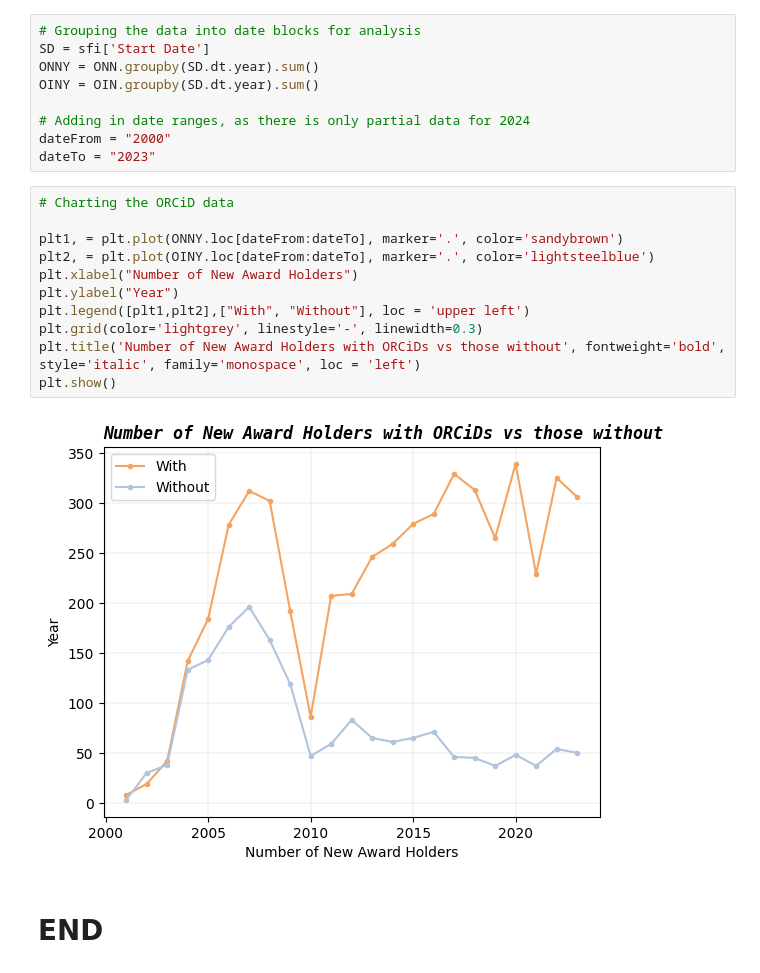
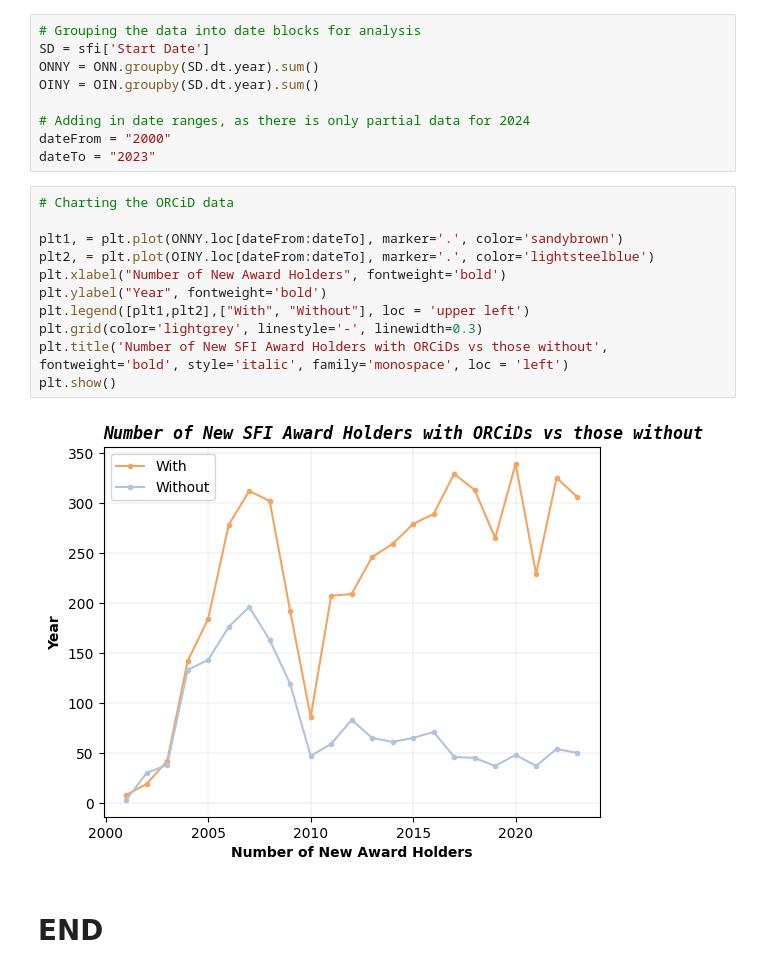
Before and after one commit to NeilTynan/4369_Project, a Jupyter notebook: project.ipynb, the cells around one changed output. Saved outputs shown, nothing was run; the diff lists cells and outputs as text.

```diff
--- a/project.ipynb
+++ b/project.ipynb
@@ -140,15 +201,15 @@ dateTo = "2023"
 # %%
 # Charting the ORCiD data
 
 plt1, = plt.plot(ONNY.loc[dateFrom:dateTo], marker='.', color='sandybrown')
 plt2, = plt.plot(OINY.loc[dateFrom:dateTo], marker='.', color='lightsteelblue')
-plt.xlabel("Number of New Award Holders")
-plt.ylabel("Year")
+plt.xlabel("Number of New Award Holders", fontweight='bold')
+plt.ylabel("Year", fontweight='bold')
 plt.legend([plt1,plt2],["With", "Without"], loc = 'upper left')
 plt.grid(color='lightgrey', linestyle='-', linewidth=0.3)
-plt.title('Number of New Award Holders with ORCiDs vs those without', fontweight='bold', style='italic', family='monospace', loc = 'left')
+plt.title('Number of New SFI Award Holders with ORCiDs vs those without', fontweight='bold', style='italic', family='monospace', loc = 'left')
 plt.show()
 # %% [output]
-[figure, old version]
+[figure, new version]
 # %% [markdown]
 # END
```
Also changed, not shown: parts of 6 cells of this notebook, 1 other file.
